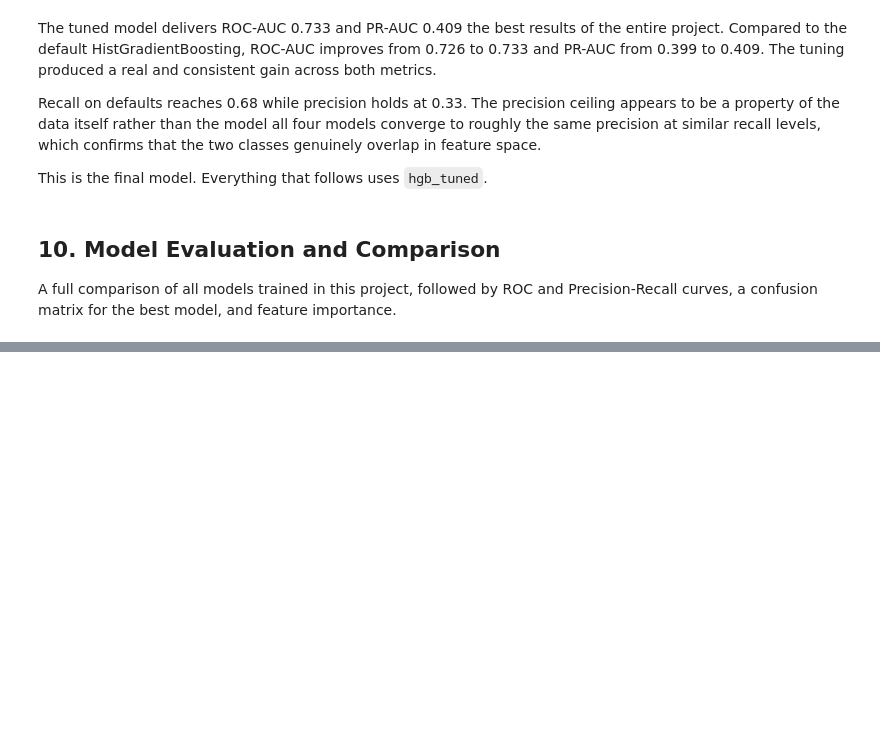
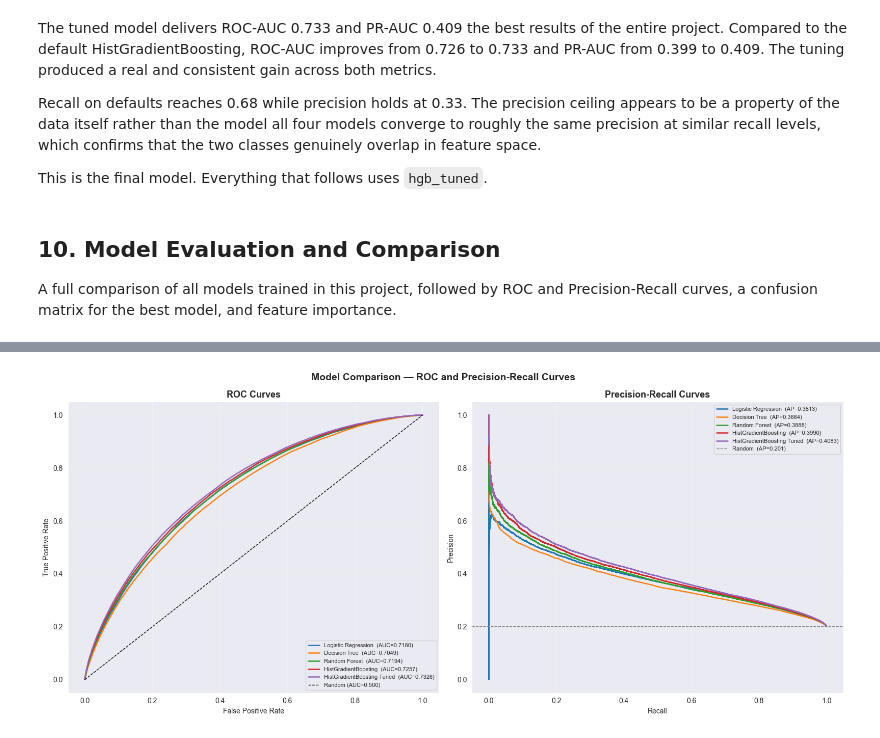
Before and after one commit to AhmedInv40/Predicting-Loan-Default, a Jupyter notebook: PredictingLoanDefault.ipynb, the cells around one changed output, grey strips where cells are left out. Saved outputs shown, nothing was run; the diff lists cells and outputs as text; code cells hidden in the pictures; blank space fills up the shorter version.

Commit message:
Model evaluation and comparison

```diff
--- a/PredictingLoanDefault.ipynb
+++ b/PredictingLoanDefault.ipynb
@@ -1574,0 +1614,44 @@ A full comparison of all models trained in this project, followed by ROC and Pre
+# %%
+models_plot = {
+    'Logistic Regression'        : y_prob_log,
+    'Decision Tree'              : y_prob_dt,
+    'Random Forest'              : y_prob_rf,
+    'HistGradientBoosting'       : y_prob_hgb,
+    'HistGradientBoosting Tuned' : y_prob_tuned,
+}
+# %%
+fig, axes = plt.subplots(1, 2, figsize=(16, 7))
+ax = axes[0]
+for name, y_prob in models_plot.items():
+    fpr, tpr, _ = roc_curve(y_test, y_prob)
+    auc_score = roc_auc_score(y_test, y_prob)
+    ax.plot(fpr, tpr, linewidth=1.8, label=f'{name}  (AUC={auc_score:.4f})')
+ax.plot([0, 1], [0, 1], 'k--', linewidth=1, label='Random (AUC=0.500)')
+ax.set_xlabel('False Positive Rate')
+ax.set_ylabel('True Positive Rate')
+ax.set_title('ROC Curves', fontsize=13, fontweight='bold')
+ax.legend(fontsize=8, loc='lower right')
+ax.grid(True, alpha=0.3)
+
+# PR curves
+ax = axes[1]
+baseline_precision = y_test.mean()
+
+for name, y_prob in models_plot.items():
+    prec, rec, _ = precision_recall_curve(y_test, y_prob)
+    ap_score     = average_precision_score(y_test, y_prob)
+    ax.plot(rec, prec, linewidth=1.8, label=f'{name}  (AP={ap_score:.4f})')
+
+ax.axhline(baseline_precision, color='gray', linestyle='--', linewidth=1,
+           label=f'Random  (AP={baseline_precision:.3f})')
+ax.set_xlabel('Recall')
+ax.set_ylabel('Precision')
+ax.set_title('Precision-Recall Curves', fontsize=13, fontweight='bold')
+ax.legend(fontsize=8, loc='upper right')
+ax.grid(True, alpha=0.3)
+
+plt.suptitle('Model Comparison — ROC and Precision-Recall Curves', fontsize=14, fontweight='bold')
+plt.tight_layout()
+plt.show()
+# %% [output]
+[figure, added]
```
Also changed, not shown: parts of 8 cells of this notebook.
